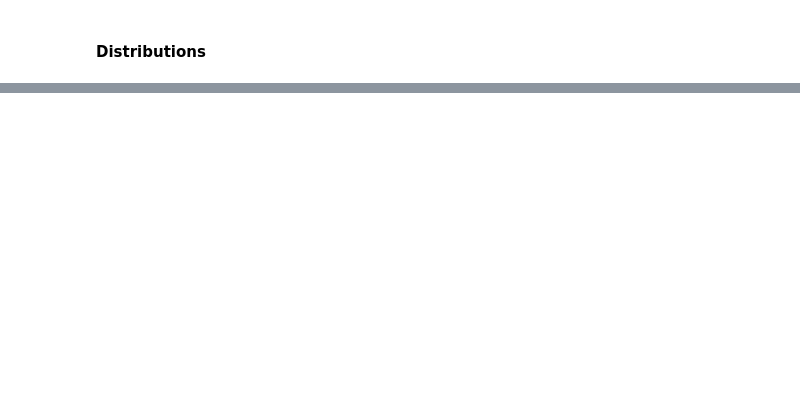
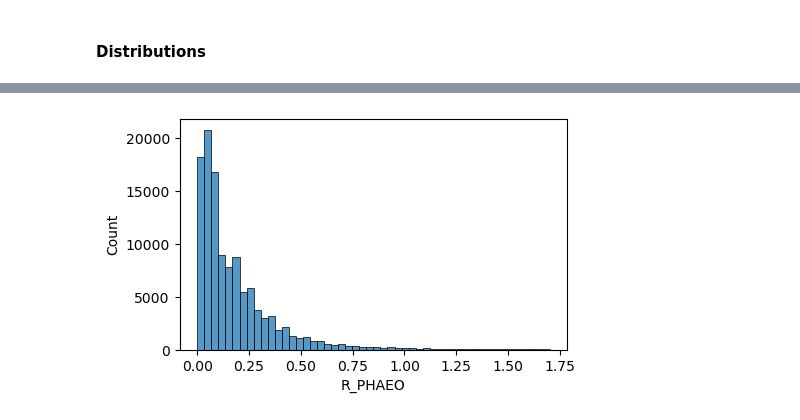
Before and after one commit to AndreiShelest/CalCOFI, a Jupyter notebook: notebooks/02.split-impute-explore.ipynb, the cells around one changed output, grey strips where cells are left out. Drawn from its saved outputs; the diff is of its cells as text; code cells hidden in the pictures; blank space fills up the shorter version.

```diff
--- a/notebooks/02.split-impute-explore.ipynb
+++ b/notebooks/02.split-impute-explore.ipynb
@@ -90,0 +110,4 @@ Also, there are clear candidates for categorical features, e.g. R_PHAEO, where m
+# %%
+hist_plot(y_train[y_train < y_train.quantile(0.99)])
+# %% [output]
+[figure, added]
```
Also changed, not shown: parts of 13 cells of this notebook, 1 other file.
